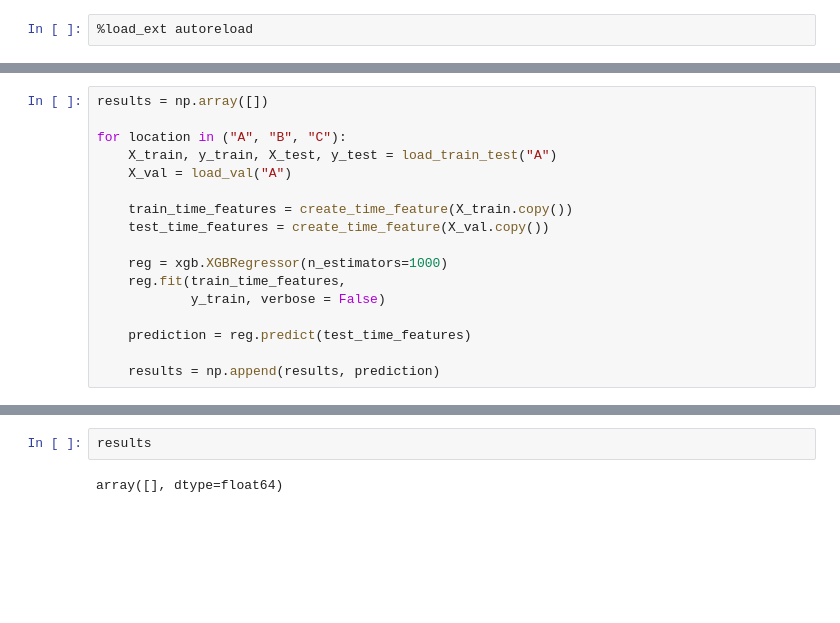
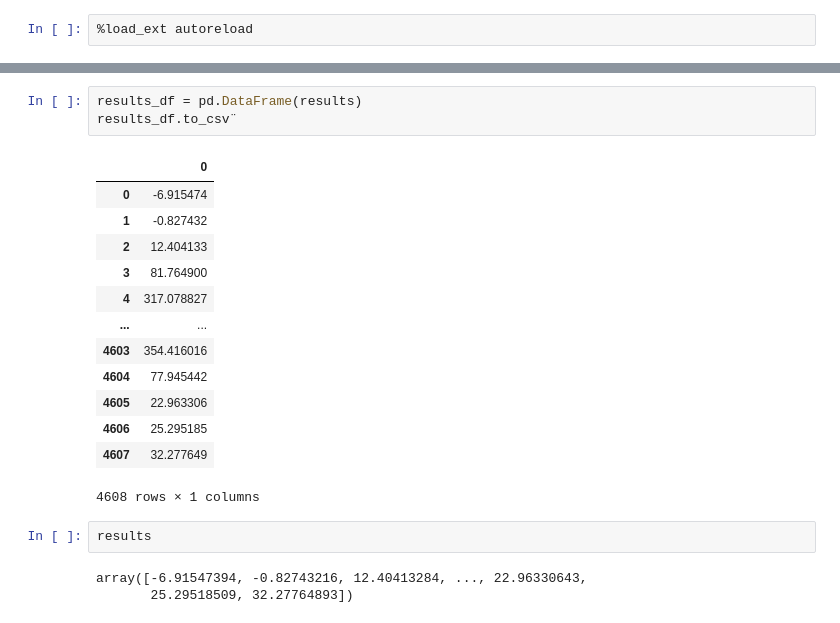
Before and after one commit to mathiasraa/tdt4173-forecasting, a Jupyter notebook: notebooks/xgboost.ipynb, the cells around one changed output, grey strips where cells are left out. Saved outputs shown, nothing was run; the diff lists cells and outputs as text; blank space fills up the shorter version.

```diff
--- a/notebooks/xgboost.ipynb
+++ b/notebooks/xgboost.ipynb
@@ -26,20 +29,3 @@ def create_time_feature(df):
     df['year'] = df.index.year
     df['dayofyear'] = df.index.dayofyear
     return df
-# %%
-results = np.array([])
-
-for location in ("A", "B", "C"):
-    X_train, y_train, X_test, y_test = load_train_test("A")
-    X_val = load_val("A")
-
-    train_time_features = create_time_feature(X_train.copy())
-    test_time_features = create_time_feature(X_val.copy())
-
-    reg = xgb.XGBRegressor(n_estimators=1000)
-    reg.fit(train_time_features,
-            y_train, verbose = False)
-
-    prediction = reg.predict(test_time_features)
-
-    results = np.append(results, prediction)
@@ -65,4 +246,22 @@ y_val
+# %%
+results_df = pd.DataFrame(results)
+results_df.to_csv¨
+# %% [output]
+|  | 0 |
+| 0 | -6.915474 |
+| 1 | -0.827432 |
+| 2 | 12.404133 |
+| 3 | 81.764900 |
+| 4 | 317.078827 |
+| ... | ... |
+| 4603 | 354.416016 |
+| 4604 | 77.945442 |
+| 4605 | 22.963306 |
+| 4606 | 25.295185 |
+| 4607 | 32.277649 |
+4608 rows × 1 columns
 # %%
 results
 # %% [output]
-array([], dtype=float64)
+array([-6.91547394, -0.82743216, 12.40413284, ..., 22.96330643,
+       25.29518509, 32.27764893])
```
Also changed, not shown: parts of 19 cells of this notebook, 16 other files.
